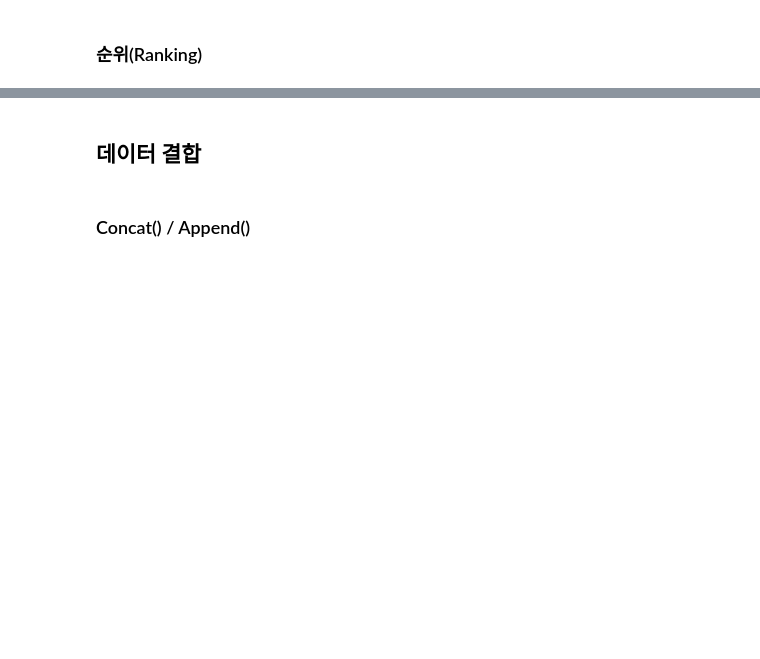
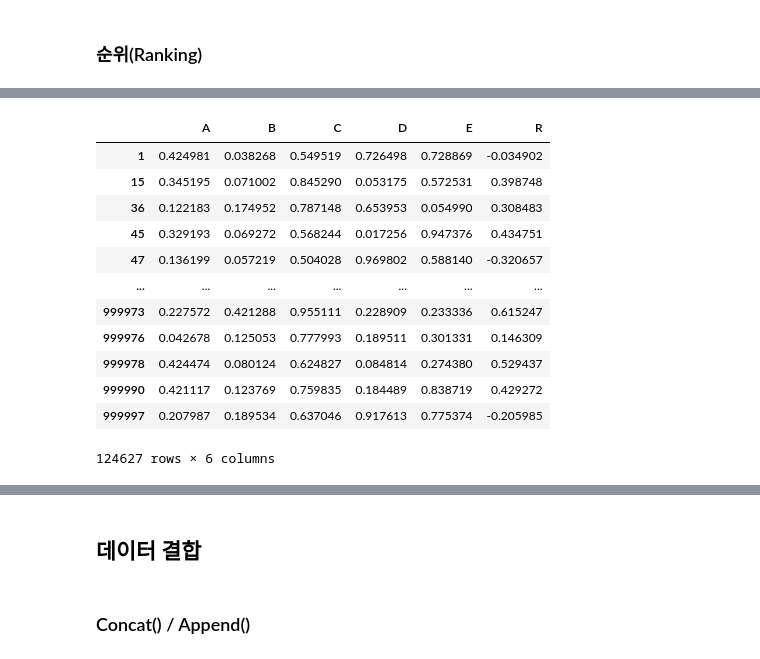
Before and after one commit to whattSUPkim/Data-Science, a Jupyter notebook: Data Analysis/Pandas.ipynb, the cells around one changed output, grey strips where cells are left out. Drawn from its saved outputs; the diff is of its cells as text; code cells hidden in the pictures; blank space fills up the shorter version.

```diff
--- a/Data Analysis/Pandas.ipynb
+++ b/Data Analysis/Pandas.ipynb
@@ -1176,0 +1644,3 @@ idx_flat.set_index(['행정구역', '년도'])
+# %%
+df = pd.DataFrame(np.random.rand(1000000, 5), columns = list('ABCDE'))
+df.head()
@@ -1176,0 +1666,3 @@ idx_flat.set_index(['행정구역', '년도'])
+# %%
+df.eval('R = A + B / C - D * E', inplace = True) # 열에 값 추가
+df.head()
@@ -1176,0 +1707,16 @@ idx_flat.set_index(['행정구역', '년도'])
+# %%
+df[(df.A < 0.5) & (df.B < 0.5) & (df.C > 0.5)]
+# %% [output]
+|  | A | B | C | D | E | R |
+| 1 | 0.424981 | 0.038268 | 0.549519 | 0.726498 | 0.728869 | -0.034902 |
+| 15 | 0.345195 | 0.071002 | 0.845290 | 0.053175 | 0.572531 | 0.398748 |
+| 36 | 0.122183 | 0.174952 | 0.787148 | 0.653953 | 0.054990 | 0.308483 |
+| 45 | 0.329193 | 0.069272 | 0.568244 | 0.017256 | 0.947376 | 0.434751 |
+| 47 | 0.136199 | 0.057219 | 0.504028 | 0.969802 | 0.588140 | -0.320657 |
+| ... | ... | ... | ... | ... | ... | ... |
+| 999973 | 0.227572 | 0.421288 | 0.955111 | 0.228909 | 0.233336 | 0.615247 |
+| 999976 | 0.042678 | 0.125053 | 0.777993 | 0.189511 | 0.301331 | 0.146309 |
+| 999978 | 0.424474 | 0.080124 | 0.624827 | 0.084814 | 0.274380 | 0.529437 |
+| 999990 | 0.421117 | 0.123769 | 0.759835 | 0.184489 | 0.838719 | 0.429272 |
+| 999997 | 0.207987 | 0.189534 | 0.637046 | 0.917613 | 0.775374 | -0.205985 |
+124627 rows × 6 columns
```
Also changed, not shown: parts of 196 cells of this notebook.
